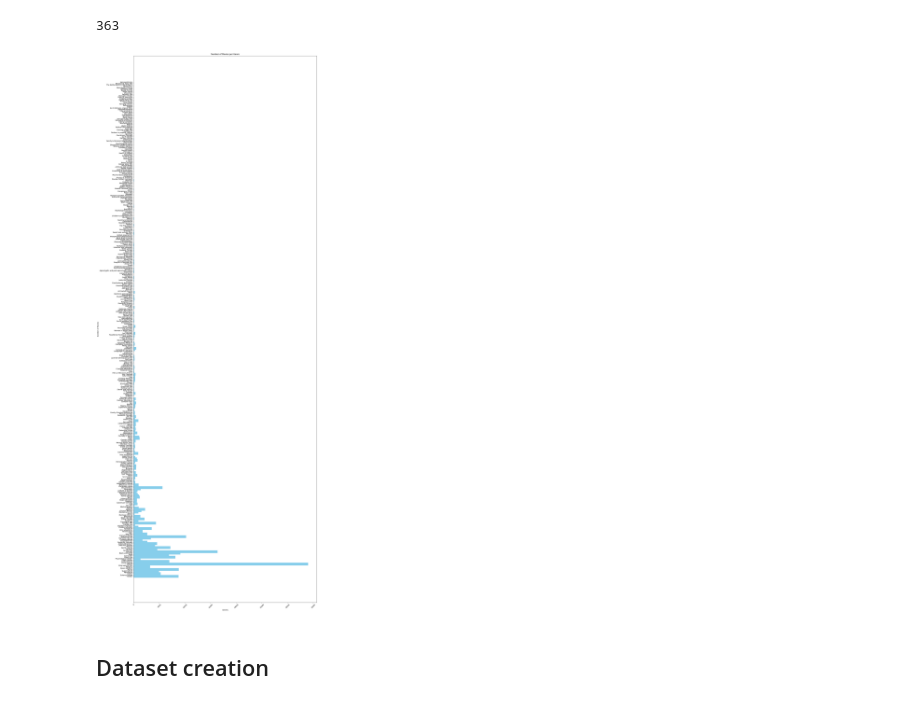
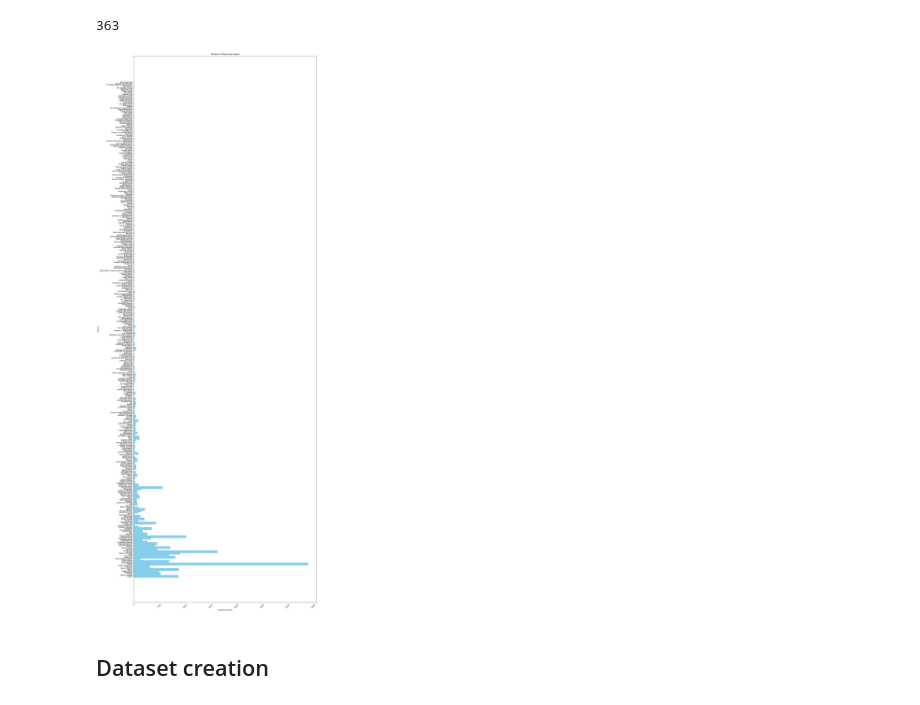
Before and after one commit to AmirhosseinSoltan/NLP-SS2024, a Jupyter notebook: genre_classifier.ipynb, the cells around one changed output. Cells and saved outputs as stored; diff of their text form; code cells hidden in the pictures.

```diff
--- a/genre_classifier.ipynb
+++ b/genre_classifier.ipynb
@@ -33,20 +33,20 @@ len(genres)
 # %%
 genres_names = list(movies.keys())
 genres_counts = list(movies.values())
 
 
 # Plot
 plt.figure(figsize=(20, 60))
 plt.barh(genres_names, genres_counts, color='skyblue',height=2)
 
 # Labels and title
-plt.xlabel('Genres')
-plt.ylabel('Number of Movies')
+plt.ylabel('Genres')
+plt.xlabel('Number of Movies')
 plt.title('Number of Movies per Genre')
 plt.xticks(rotation=45)
 plt.show()
 # %% [output]
-[figure, old version]
+[figure, new version]
 # %% [markdown]
 ## Dataset creation
 # %%
```
